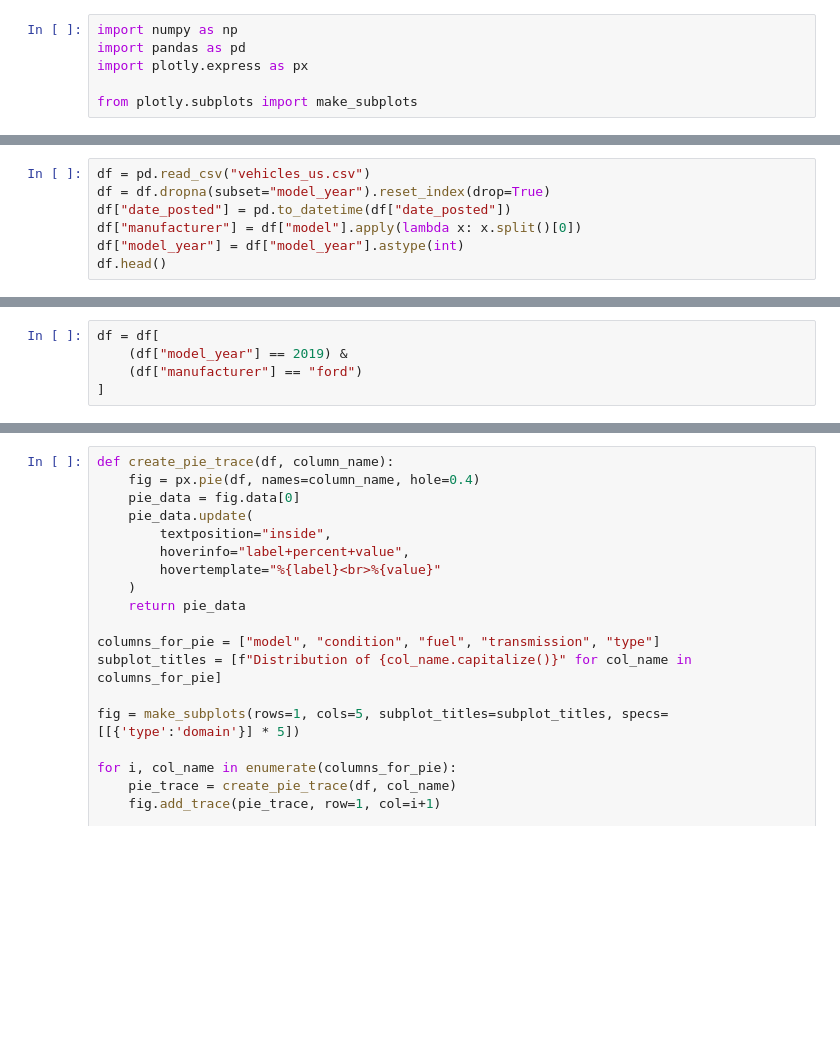
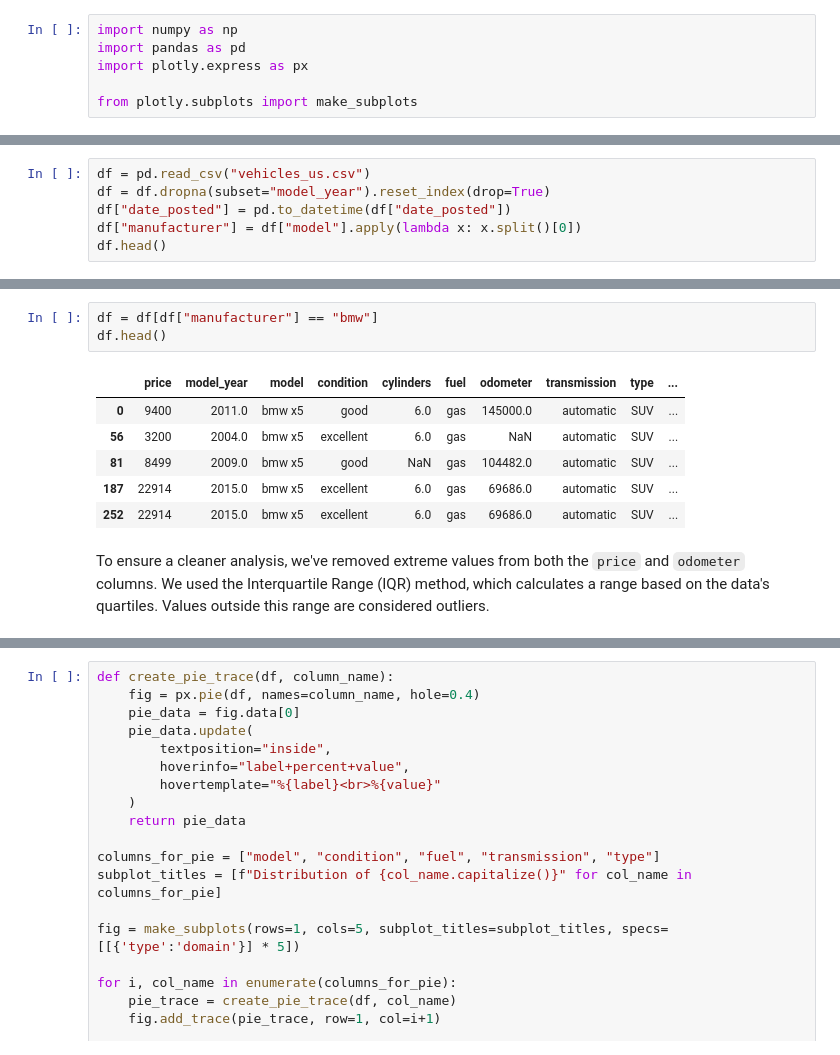
Before and after one commit to tora-ds/Project-4, a Jupyter notebook: EDA.ipynb, the cells around one changed output, grey strips where cells are left out. Drawn from its saved outputs; the diff is of its cells as text; blank space fills up the shorter version.

```diff
--- a/EDA.ipynb
+++ b/EDA.ipynb
@@ -9,7 +33,6 @@ df = pd.read_csv("vehicles_us.csv")
 df = df.dropna(subset="model_year").reset_index(drop=True)
 df["date_posted"] = pd.to_datetime(df["date_posted"])
 df["manufacturer"] = df["model"].apply(lambda x: x.split()[0])
-df["model_year"] = df["model_year"].astype(int)
 df.head()
 # %% [output]
 |  | price | model_year | model | condition | cylinders | fuel | odometer | transmission | type | ... |
@@ -21,5 +50,12 @@ df.head()
 # %%
-df = df[
-    (df["model_year"] == 2019) &
-    (df["manufacturer"] == "ford")
-]
+df = df[df["manufacturer"] == "bmw"]
+df.head()
+# %% [output]
+|  | price | model_year | model | condition | cylinders | fuel | odometer | transmission | type | ... |
+| 0 | 9400 | 2011.0 | bmw x5 | good | 6.0 | gas | 145000.0 | automatic | SUV | ... |
+| 56 | 3200 | 2004.0 | bmw x5 | excellent | 6.0 | gas | NaN | automatic | SUV | ... |
+| 81 | 8499 | 2009.0 | bmw x5 | good | NaN | gas | 104482.0 | automatic | SUV | ... |
+| 187 | 22914 | 2015.0 | bmw x5 | excellent | 6.0 | gas | 69686.0 | automatic | SUV | ... |
+| 252 | 22914 | 2015.0 | bmw x5 | excellent | 6.0 | gas | 69686.0 | automatic | SUV | ... |
+# %% [markdown]
+To ensure a cleaner analysis, we've removed extreme values from both the `price` and `odometer` columns. We used the Interquartile Range (IQR) method, which calculates a range based on the data's quartiles. Values outside this range are considered outliers.
```
Also changed, not shown: parts of 16 cells of this notebook.
